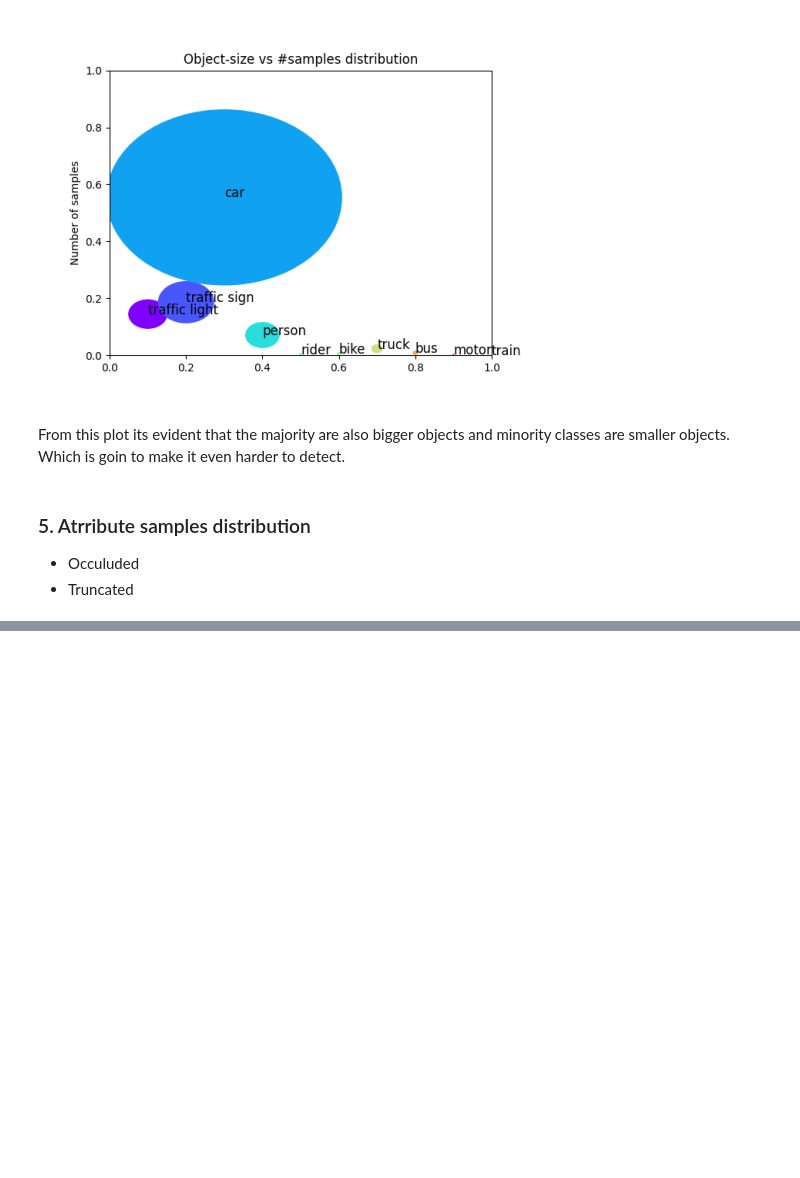
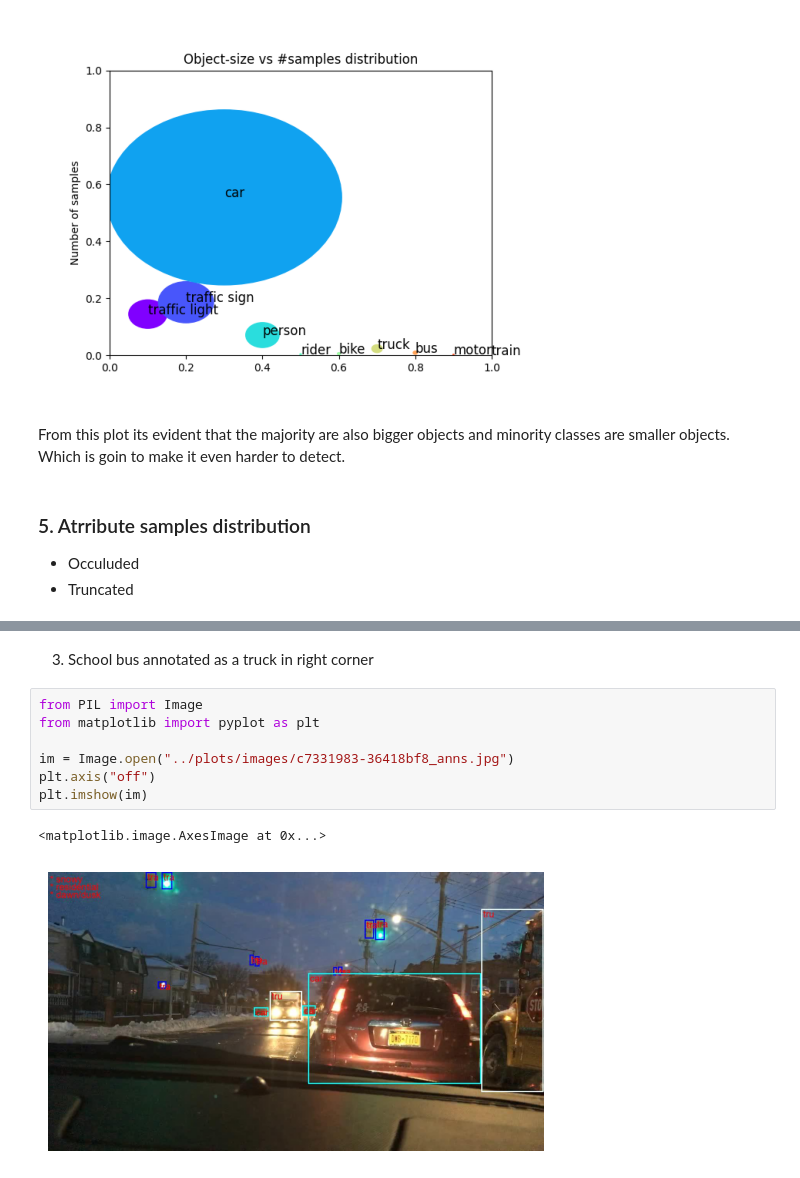
Before and after one commit to danishansari/bdd_det_yolo, a Jupyter notebook: notebooks/data_analysis.ipynb, the cells around one changed output, grey strips where cells are left out. Cells and saved outputs as stored; diff of their text form; blank space fills up the shorter version.

```diff
--- a/notebooks/data_analysis.ipynb
+++ b/notebooks/data_analysis.ipynb
@@ -93 +119,13 @@ plt.imshow(im)
+# %% [markdown]
+3. School bus annotated as a truck in right corner
+# %%
+from PIL import Image
+from matplotlib import pyplot as plt
+
+im = Image.open("../plots/images/c7331983-36418bf8_anns.jpg")
+plt.axis("off")
+plt.imshow(im)
+# %% [output]
+<matplotlib.image.AxesImage at 0x...>
+[figure, added]
 # %% [markdown]
```
Also changed, not shown: parts of 7 cells of this notebook, 20 other files.
